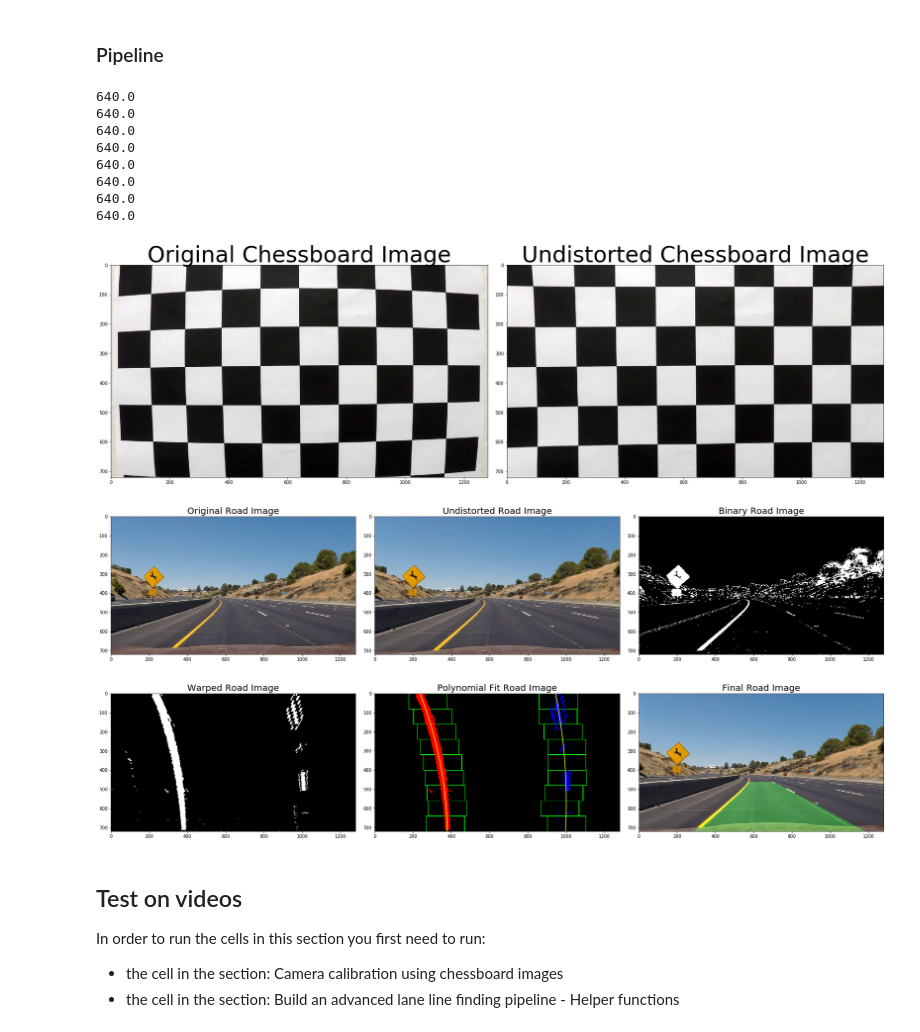
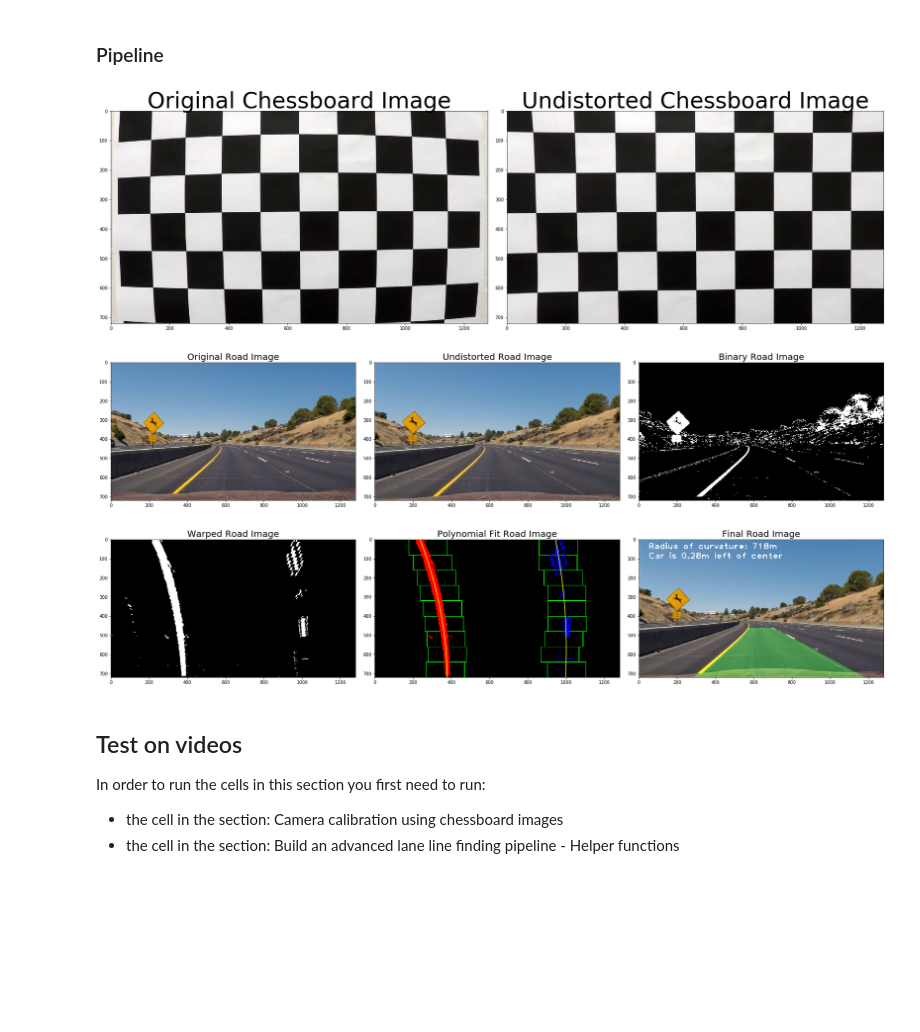
Before and after one commit to urs-waldmann/CarND-Advanced-Lane-Lines, a Jupyter notebook: adv_lane_fin.ipynb, the cells around one changed output. Cells and saved outputs as stored; diff of their text form; code cells hidden in the pictures; blank space fills up the shorter version.

Commit message:
Update adv_lane_fin.ipynb.
Add vehicle position with respect to center.
Output visual display of the lane boundaries and numerical estimation of lane curvature and vehicle position.

```diff
--- a/adv_lane_fin.ipynb
+++ b/adv_lane_fin.ipynb
@@ -356,6 +356,7 @@ for fname in images:
     # RADIUS OF CURVATURE.
     # Measure the radius of curvature (in pixel space) closest to the vehicle.
     y_eval = np.max(ploty)
+    #print(y_eval)
     #left_curverad = ((1 + (2*left_fit[0]*y_eval + left_fit[1])**2)**1.5) / np.absolute(2*left_fit[0])
     #right_curverad = ((1 + (2*right_fit[0]*y_eval + right_fit[1])**2)**1.5) / np.absolute(2*right_fit[0])
     #print(left_curverad, right_curverad)
@@ -378,10 +379,23 @@ for fname in images:
     curverad = (left_curverad + right_curverad) / 2
     #print(curverad)
 
-    # CENTER OF CAR.
+    # POSITION OF CAR.
+    # Calculate the center of the road image in pixels.
     img_center = img.shape[1]/2
-    #print(img_center)
-
+    #print('Image Center: ', img_center)
+    # Calculate the center of the lane center in pixels.
+    left_point = left_fit[0]*y_eval**2 + left_fit[1]*y_eval + left_fit[2]
+    #print('Left point: ', left_point)
+    right_point = right_fit[0]*y_eval**2 + right_fit[1]*y_eval + right_fit[2]
+    #print('Right point: ', right_point)
+    lane_center = (right_point + left_point) / 2
+    #print('Lane center: ', lane_center)
+    # Calculate the offset in pixels.
+    offset = img_center - lane_center
+    #print('Offset: ', offset)
+    # Convert to meters.
+    offset_final = offset * xm_per_pix
+    #print('Final offset: ', offset_final, 'm')
 
     # PROJECT LANE LINES BACK ON ORIGINAL ROAD IMAGE.
     # Create an image to draw the lines on.
@@ -395,20 +409,31 @@ for fname in images:
 
     # Draw the lane onto the warped blank image.
     cv2.fillPoly(color_warp, np.int_([pts]), (0,255, 0))
+    cv2.putText(img=color_warp, text='Test', org=(100,100), fontFace=cv2.FONT_HERSHEY_SIMPLEX, fontScale=2, color=255)
 
-    # Warp the blank back to original image space using inverse perspective matrix (Minv).
+    # Warp the blank back to original image space using inverse perspective matrix.
     newwarp = warper(color_warp, dst, src)
     # Combine the result with the original image.
     final = cv2.addWeighted(undistorted, 1, newwarp, 0.3, 0)
+    # Write the radius of curvature into the road image.
+    final = cv2.putText(img=final, text='Radius of curvature: '+str(int(curverad))+'m', org=(50,50), fontFace=cv2.FONT_HERSHEY_PLAIN, fontScale=3, color=(255, 255, 255), thickness=3)
+    # Write the offset into the road image.
+    # Define the text.
+    if offset_final > 0:
+        final = cv2.putText(img=final, text='Car is '+str(round(abs(offset_final),2))+'m right of center', org=(50,100), fontFace=cv2.FONT_HERSHEY_PLAIN, fontScale=3, color=(255, 255, 255), thickness=3)
+    if offset_final < 0:
+        final = cv2.putText(img=final, text='Car is '+str(round(abs(offset_final),2))+'m left of center', org=(50,100), fontFace=cv2.FONT_HERSHEY_PLAIN, fontScale=3, color=(255, 255, 255), thickness=3)
+    if offset_final == 0:
+        final = cv2.putText(img=final, text='Car is in center', org=(50,100), fontFace=cv2.FONT_HERSHEY_PLAIN, fontScale=3, color=(255, 255, 255), thickness=3)
 
-    '''
+
     # Save final road images.
     path = str(fname)
     filename = path.split('/')[-1]
     img_name = filename.split('.')[-2]
     new_path = './output_images/final_' + img_name
     mpimg.imsave(new_path, final)
-    '''
+
 
 
 
@@ -441,42 +466,34 @@ ax2.imshow(undistorted)
 ax2.set_title('Undistorted Road Image', fontsize=20)
 ax3.imshow(combined, cmap='gray')
 ax3.set_title('Binary Road Image', fontsize=20)
 plt.subplots_adjust(left=0., right=1, top=0.9, bottom=0.)
 f, (ax4, ax5, ax6) = plt.subplots(1, 3, figsize=(24, 9))
 f.tight_layout()
 ax4.imshow(warped_img, cmap='gray')
 ax4.set_title('Warped Road Image', fontsize=20)
 
 # Plot example image of warped road image, polynomial fit on road image and final road image.
 # Generate x and y values for plotting.
 out_img[nonzeroy[left_lane_inds], nonzerox[left_lane_inds]] = [255, 0, 0]
 out_img[nonzeroy[right_lane_inds], nonzerox[right_lane_inds]] = [0, 0, 255]
 ax5.imshow(out_img)
 ax5.plot(left_fitx, ploty, color='yellow')
 ax5.plot(right_fitx, ploty, color='yellow')
 ax5.set_xlim(0, 1280)
 ax5.set_ylim(720, 0)
 ax5.set_title('Polynomial Fit Road Image', fontsize=20)
 ax6.imshow(final)
 ax6.set_title('Final Road Image', fontsize=20)
 plt.subplots_adjust(left=0., right=1, top=0.9, bottom=0.)
 
 # Print radius of curvature for example road image.
 #print('Left radius of curvature:', left_curverad, 'm')
 #print('Right radius of curvature:', right_curverad, 'm')
 #print('Final radius of curvature:', curverad, 'm')
 # %% [output]
-640.0
-640.0
-640.0
-640.0
-640.0
-640.0
-640.0
-640.0
 [figure]
 [figure]
-[figure, old version]
+[figure, new version]
 # %% [markdown]
 ## Test on videos
 
```
